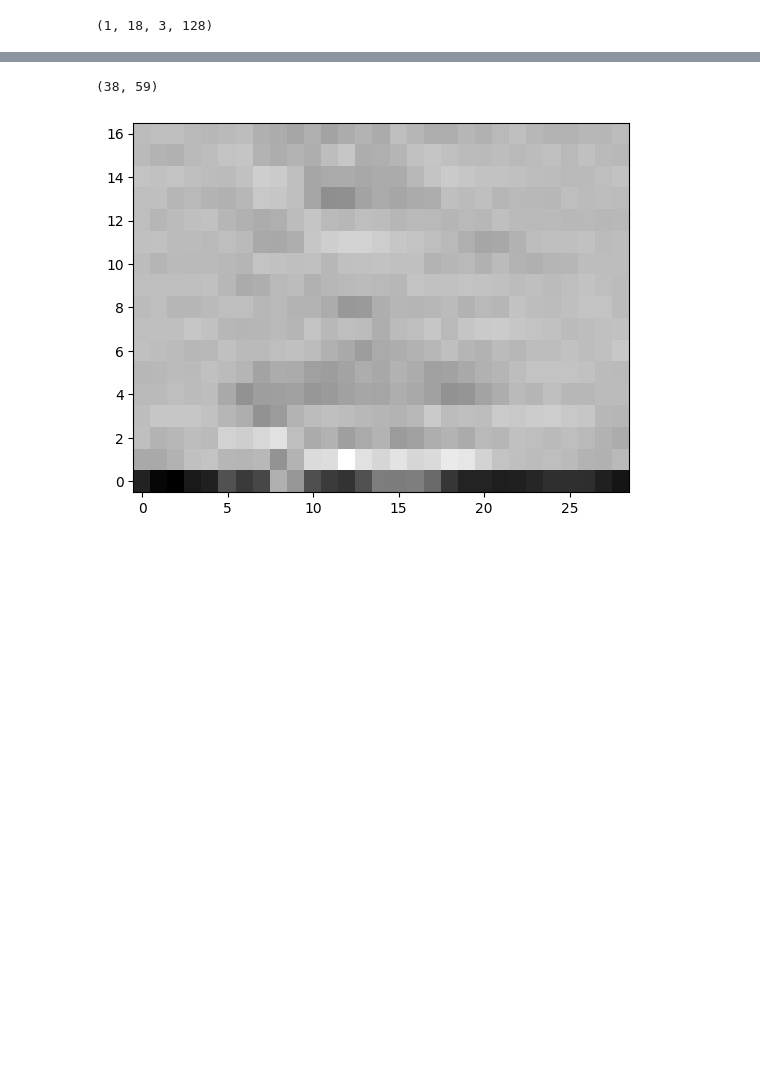
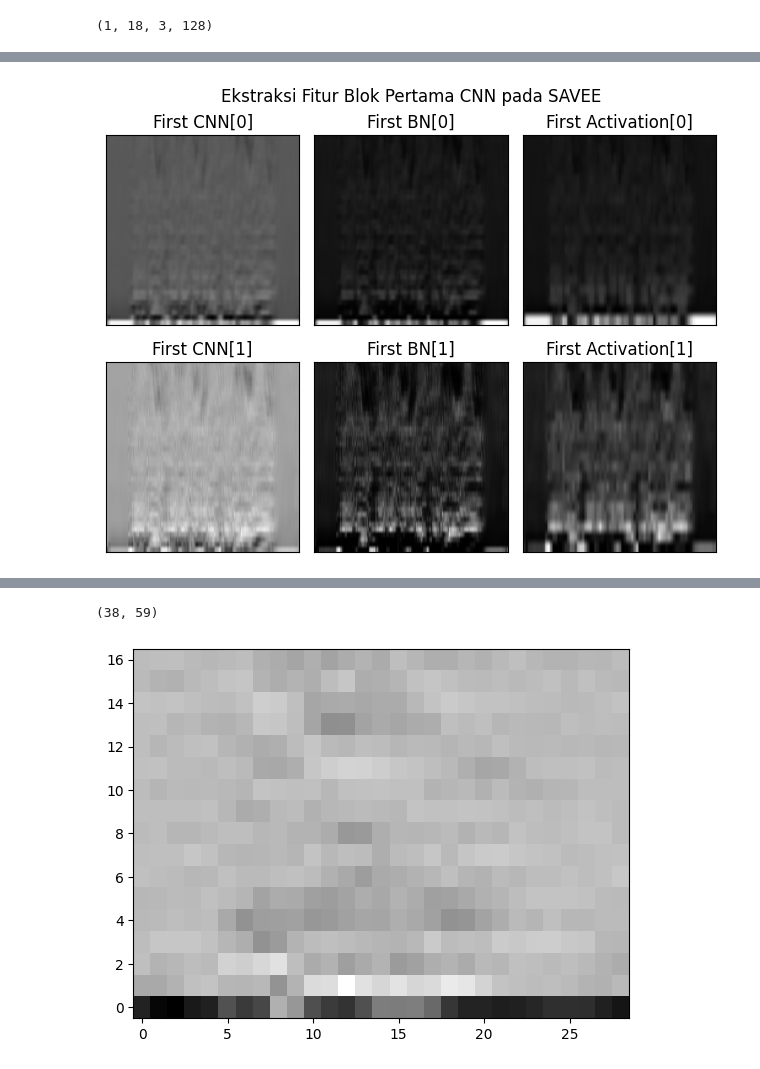
Before and after one commit to billharit/TA_SpeechEmotionRecognition, a Jupyter notebook: InspectLayer.ipynb, the cells around one changed output, grey strips where cells are left out. Drawn from its saved outputs; the diff is of its cells as text; code cells hidden in the pictures; blank space fills up the shorter version.

```diff
--- a/InspectLayer.ipynb
+++ b/InspectLayer.ipynb
@@ -147,0 +295,63 @@ plt.show()
+# %%
+import librosa
+originalData = test_data_value[0][160:, :40]
+# librosa.display.specshow(originalData.T)
+# plt.xlabel("Time")
+# plt.ylabel("MFCC")
+# plt.colorbar()
+fig, axs = plt.subplots(nrows=2, ncols=3)
+# axs[0, 0].set_title('Original Data')
+# # librosa.display.specshow(originalData.T, ax=axs[0, 0])
+# axs[0, 0].imshow(originalData.T,origin='lower', cmap='gray', aspect='auto')
+
+# axs[0, 1].set_title(f'1st Conv Map[0]')
+# axs[0, 1].imshow(layer_output0[0, 148:, :, 1].T,origin='lower', cmap='gray', aspect='auto')
+
+# axs[0, 2].set_title(f'2nd Conv Map[0]')
+# axs[0, 2].imshow(layer_output1[0, 72:, :, 2].T,origin='lower', cmap='gray', aspect='auto')
+
+# axs[1, 0].set_title(f'3nd Conv Map[0]')
+# axs[1, 0].imshow(layer_output2[0, 35:, :, 0].T,origin='lower', cmap='gray', aspect='auto')
+
+# axs[1, 1].set_title(f'4nd Conv Map[0]')
+# axs[1, 1].imshow(layer_output3[0, 16:, :, 3].T,origin='lower', cmap='gray', aspect='auto')
+
+# axs[1, 2].set_title(f'4nd Conv Map[1]')
+# axs[1, 2].imshow(layer_output3[0, 16:, 0:, 8].T,origin='lower', cmap='gray', aspect='auto')
+axs[0, 0].set_title(f'First CNN[0]')
+axs[0, 0].imshow(layer_output0_1[0, 148:, 0:, 3].T,origin='lower', cmap='gray', aspect='auto')
+axs[0, 1].set_title(f'First BN[0]')
+axs[0, 1].imshow(layer_output0_2[0, 148:, 0:, 3].T,origin='lower', cmap='gray', aspect='auto')
+# axs[0, 1].set_title(f'First BN[0]')
+# axs[0, 1].imshow(layer_output0_4[0, 30:, 0:, 3].T,origin='lower', cmap='gray', aspect='auto')
+axs[0, 2].set_title(f'First Activation[0]')
+axs[0, 2].imshow(layer_output0_3[0, 74:, 0:, 3].T,origin='lower', cmap='gray', aspect='auto')
+
+axs[1, 0].set_title(f'First CNN[1]')
+axs[1, 0].imshow(layer_output0_1[0, 148:, 0:, 8].T,origin='lower', cmap='gray', aspect='auto')
+axs[1, 1].set_title(f'First BN[1]')
+axs[1, 1].imshow(layer_output0_2[0, 148:, 0:, 8].T,origin='lower', cmap='gray', aspect='auto')
+axs[1, 2].set_title(f'First Activation[1]')
+axs[1, 2].imshow(layer_output0_3[0, 74:, 0:, 8].T,origin='lower', cmap='gray', aspect='auto')
+
+axs[0, 0].set_xticks([])
+axs[0, 1].set_xticks([])
+axs[0, 2].set_xticks([])
+axs[1, 0].set_xticks([])
+axs[1, 1].set_xticks([])
+axs[1, 2].set_xticks([])
+
+axs[0, 0].set_yticks([])
+axs[0, 1].set_yticks([])
+axs[0, 2].set_yticks([])
+axs[1, 0].set_yticks([])
+axs[1, 1].set_yticks([])
+axs[1, 2].set_yticks([])
+# plt.delaxes(axs[1, 2])
+fig.tight_layout()
+fig.suptitle("Ekstraksi Fitur Blok Pertama CNN pada SAVEE", y=1)
+fig.subplots_adjust(top=0.90)
+
+plt.show()
+# %% [output]
+[figure, added]
```
Also changed, not shown: parts of 14 cells of this notebook, 46 other files.
